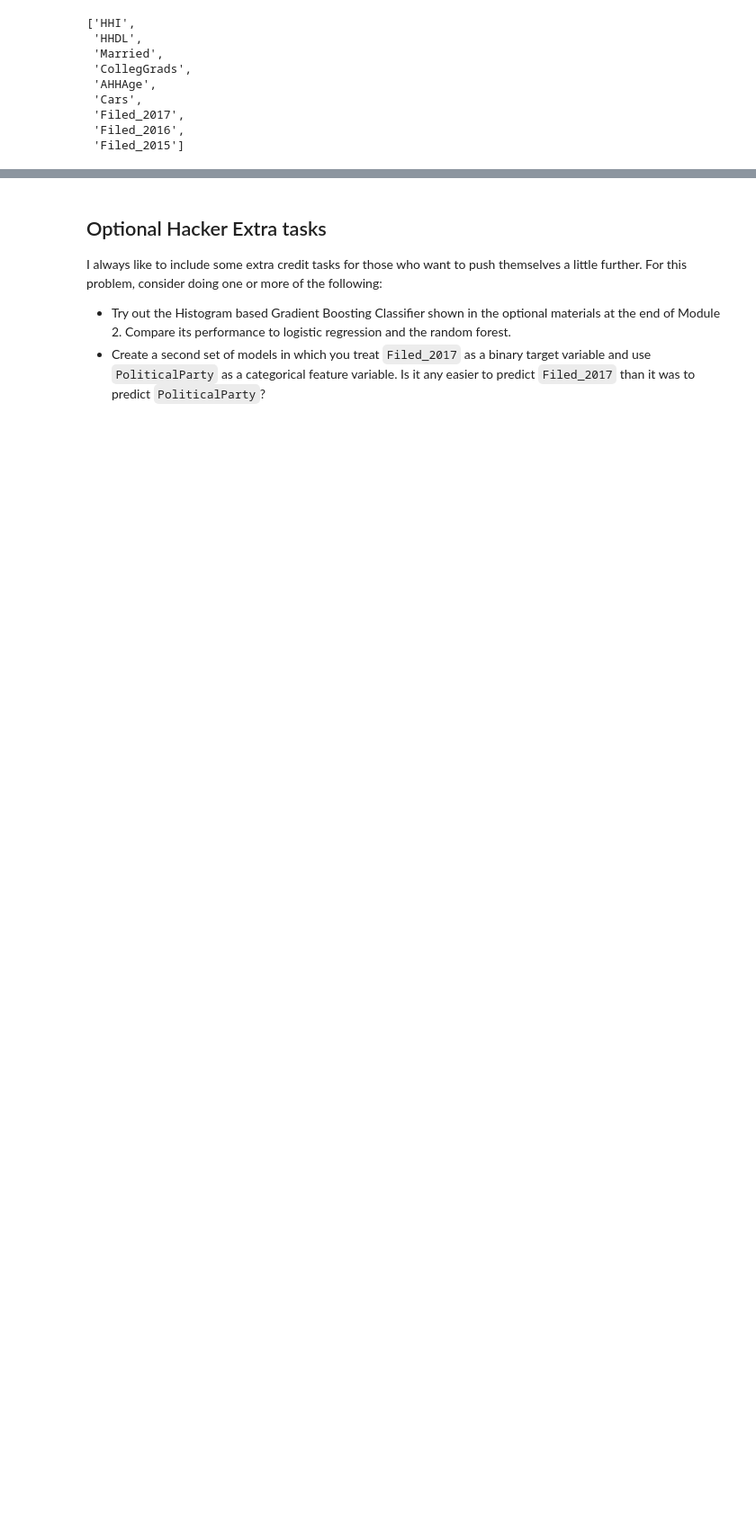
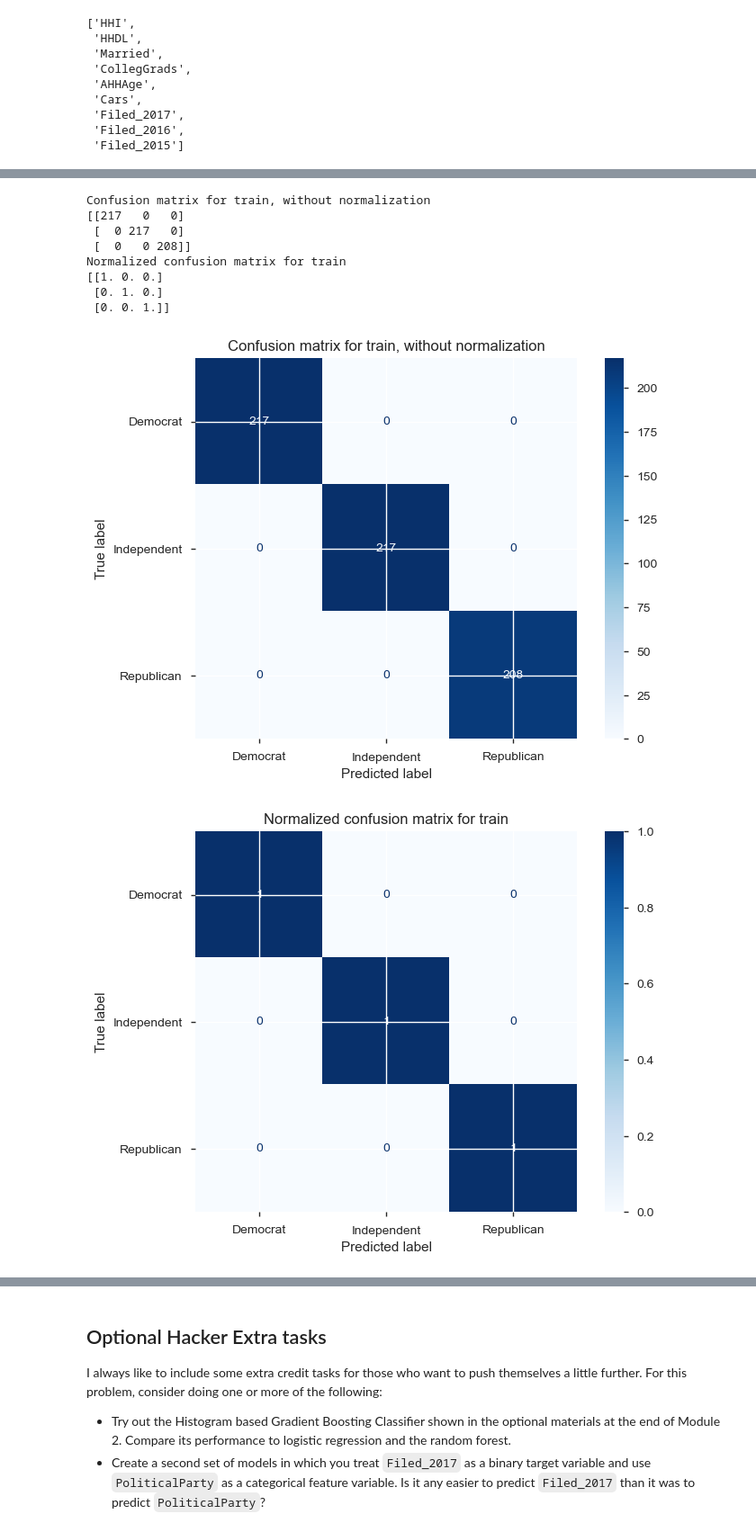
Before and after one commit to slbrooks/politicialpartyhw1, a Jupyter notebook: aap_hw1_s21_sklearn.ipynb, the cells around one changed output, grey strips where cells are left out. Shown: that part at 90% size. Cells and saved outputs as stored; diff of their text form; code cells hidden in the pictures; blank space fills up the shorter version.

```diff
--- a/aap_hw1_s21_sklearn.ipynb
+++ b/aap_hw1_s21_sklearn.ipynb
@@ -187,0 +363,12 @@ y = tax_df.iloc[:, 9]
+# %%
+# Append random forest classifier to preprocessing pipeline.
+clf_rf = Pipeline(steps=[('preprocessor', preprocessor),
+                      ('classifier', RandomForestClassifier(oob_score=True, random_state=0))])
+
+X_train, X_test, y_train, y_test = train_test_split(X_train, y_train, test_size=0.2,
+                                                    random_state=0)
+
+clf_rf.fit(X_train, y_train)
+
+print(f"Training score: {clf_rf.score(X_train, y_train):.3f}")
+print(f"Test score: {clf_rf.score(X_test, y_test):.3f}")
@@ -187,0 +378,28 @@ y = tax_df.iloc[:, 9]
+# %%
+titles_options = [("Confusion matrix for train, without normalization", None),
+                  ("Normalized confusion matrix for train", 'true')]
+
+class_names = clf_rf['classifier'].classes_
+
+for title, normalize in titles_options:
+    disp = plot_confusion_matrix(clf_rf, X_train, y_train,
+                                 display_labels=class_names,
+                                 cmap=plt.cm.Blues,
+                                 normalize=normalize)
+    disp.ax_.set_title(title)
+
+    print(title)
+    print(disp.confusion_matrix)
+
+plt.show()
+# %% [output]
+Confusion matrix for train, without normalization
+[[217   0   0]
+ [  0 217   0]
+ [  0   0 208]]
+Normalized confusion matrix for train
+[[1. 0. 0.]
+ [0. 1. 0.]
+ [0. 0. 1.]]
+[figure, added]
+[figure, added]
```
Also changed, not shown: parts of 31 cells of this notebook.
